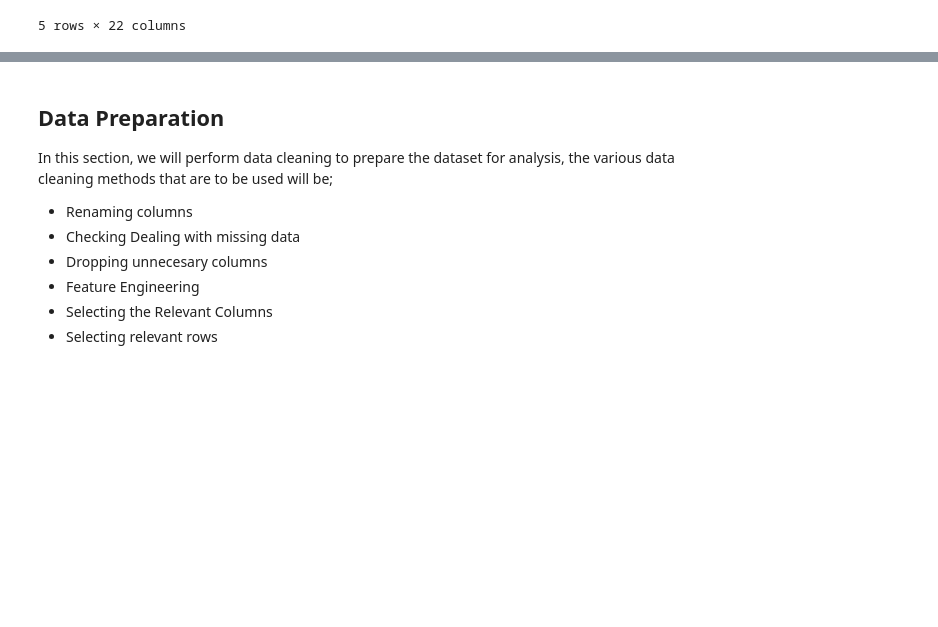
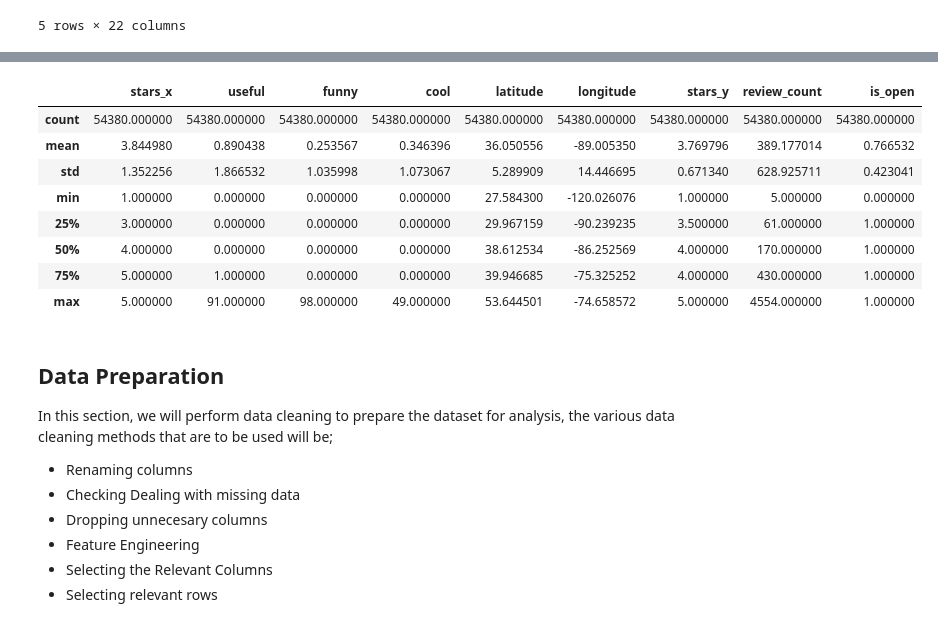
Before and after one commit to samuelMG1/PROJECT-F4-Savor-Space-restaurant-Recommendation-system-, a Jupyter notebook: Final Phase 4 project_grp5.ipynb, the cells around one changed output, grey strips where cells are left out. Cells and saved outputs as stored; diff of their text form; code cells hidden in the pictures; blank space fills up the shorter version.

```diff
--- a/Final Phase 4 project_grp5.ipynb
+++ b/Final Phase 4 project_grp5.ipynb
@@ -254,3 +255,16 @@ memory usage: 9.1+ MB
+# %%
+# Get a summary of the numerical columns
+restaurant_df.describe()
+# %% [output]
+|  | stars_x | useful | funny | cool | latitude | longitude | stars_y | review_count | is_open |
+| count | 54380.000000 | 54380.000000 | 54380.000000 | 54380.000000 | 54380.000000 | 54380.000000 | 54380.000000 | 54380.000000 | 54380.000000 |
+| mean | 3.844980 | 0.890438 | 0.253567 | 0.346396 | 36.050556 | -89.005350 | 3.769796 | 389.177014 | 0.766532 |
+| std | 1.352256 | 1.866532 | 1.035998 | 1.073067 | 5.289909 | 14.446695 | 0.671340 | 628.925711 | 0.423041 |
+| min | 1.000000 | 0.000000 | 0.000000 | 0.000000 | 27.584300 | -120.026076 | 1.000000 | 5.000000 | 0.000000 |
+| 25% | 3.000000 | 0.000000 | 0.000000 | 0.000000 | 29.967159 | -90.239235 | 3.500000 | 61.000000 | 1.000000 |
+| 50% | 4.000000 | 0.000000 | 0.000000 | 0.000000 | 38.612534 | -86.252569 | 4.000000 | 170.000000 | 1.000000 |
+| 75% | 5.000000 | 1.000000 | 0.000000 | 0.000000 | 39.946685 | -75.325252 | 4.000000 | 430.000000 | 1.000000 |
+| max | 5.000000 | 91.000000 | 98.000000 | 49.000000 | 53.644501 | -74.658572 | 5.000000 | 4554.000000 | 1.000000 |
 # %% [markdown]
 ## Data Preparation
 
```
Also changed, not shown: parts of 33 cells of this notebook.
